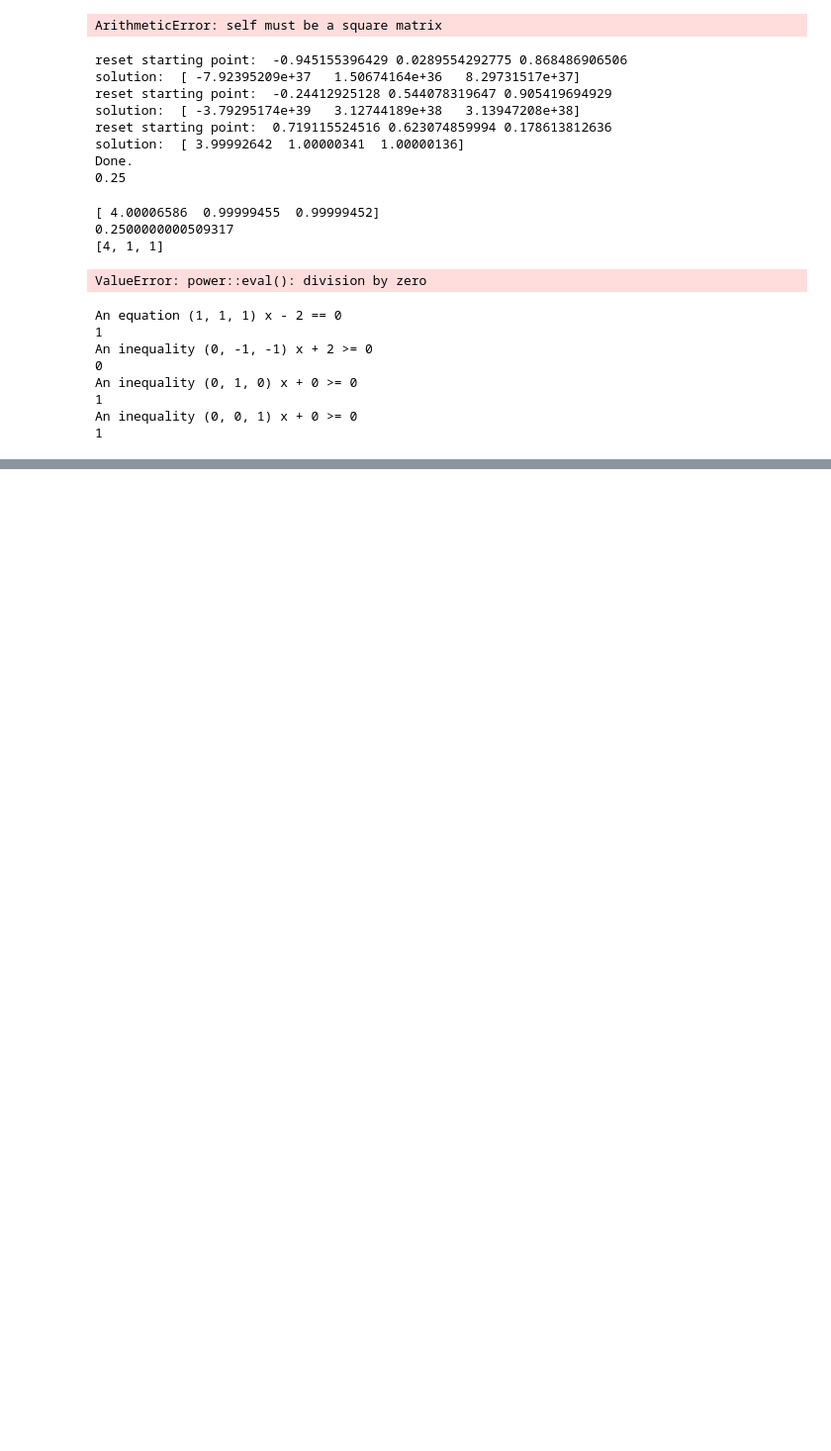
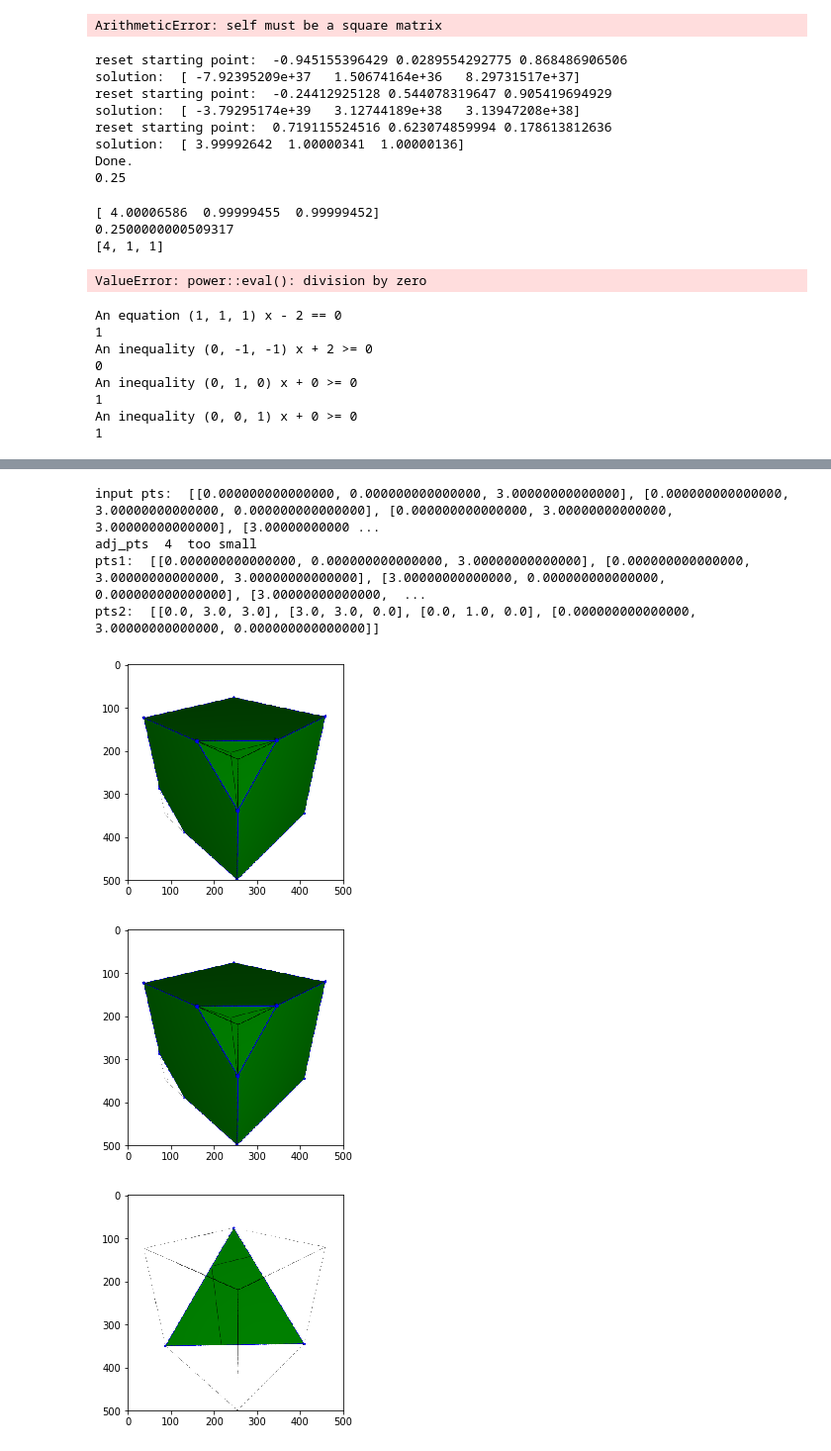
Before and after one commit to caoandong/Calabi_Yau, a Jupyter notebook: Hilbert.ipynb, the cells around one changed output, grey strips where cells are left out. Shown at 99% size. Drawn from its saved outputs; the diff is of its cells as text; code cells hidden in the pictures; blank space fills up the shorter version.

```diff
--- a/Hilbert.ipynb
+++ b/Hilbert.ipynb
@@ -701,0 +923,58 @@ np.random.uniform(low=-1, high=1)
+# %%
+import matplotlib.pyplot as plt
+import matplotlib.image as mpimg
+import numpy as np
+
+p = [[0.0, 0.0, 3.0], [0.0, 3.0, 0.0], [0.0, 3.0, 3.0], [3.0, 0.0, 0.0], [3.0, 3.0, 0.0], [3.0, 3.0, 3.0], [0.0, 0.0, 1.0], [0.0, 1.0, 0.0], [1.0, 0.0, 0.0], [2.0, 0.0, 3.0], [3.0, 0.0, 2.0], [3.0, 1.0, 3.0]]
+
+# Input a list of polygons and output their triangulation
+# Recursively try to triangulate the points
+# Out put the Hilb Series
+
+def split_plot_poly(pts, pts1, pts2):
+    # Plot the splitted polytope
+    P = Polyhedron(pts)
+    P.plot().save("img/triang_cube_%d.png" % 1)
+    P1 = Polyhedron(pts1)
+    P2 = Polyhedron(pts2)
+    P1.plot().save("img/triang_cube_%d.png" % 2)
+    P2.plot().save("img/triang_cube_%d.png" % 3)
+    img1 = mpimg.imread("img/triang_cube_%d.png" % 1)
+    img2 = mpimg.imread("img/triang_cube_%d.png" % 2)
+    img3 = mpimg.imread("img/triang_cube_%d.png" % 3)
+    plt.imshow(img1)
+    plt.show()
+    plt.imshow(img2)
+    plt.show()
+    plt.imshow(img3)
+    plt.show()
+
+def split_triang(pts):
+    try:
+        #print 'input pts: ', pts
+        triang = PointConfiguration(pts).triangulate()
+        triang = [list(triang[i]) for i in range(len(triang))]
+        return triang
+    except:
+        print 'input pts: ', pts
+        pts1, tetra_pts = split_poly_tetra(p)
+        print 'pts1: ', pts1
+        print 'pts2: ', tetra_pts
+        tetra = [p.index(pt) for pt in tetra_pts]
+        # Plot how it works
+        split_plot_poly(pts, pts1, tetra_pts)
+        # Further triangulate
+        triang = split_triang(pts1)
+        triang.append(tetra)
+        return triang
+
+triang = split_triang(p)
+print check_vol(p, triang)
+# %% [output]
+input pts:  [[0.000000000000000, 0.000000000000000, 3.00000000000000], [0.000000000000000, 3.00000000000000, 0.000000000000000], [0.000000000000000, 3.00000000000000, 3.00000000000000], [3.00000000000 ...
+adj_pts  4  too small
+pts1:  [[0.000000000000000, 0.000000000000000, 3.00000000000000], [0.000000000000000, 3.00000000000000, 3.00000000000000], [3.00000000000000, 0.000000000000000, 0.000000000000000], [3.00000000000000,  ...
+pts2:  [[0.0, 3.0, 3.0], [3.0, 3.0, 0.0], [0.0, 1.0, 0.0], [0.000000000000000, 3.00000000000000, 0.000000000000000]]
+[figure, added]
+[figure, added]
+[figure, added]
```
Also changed, not shown: parts of 9 cells of this notebook, 23 other files.
